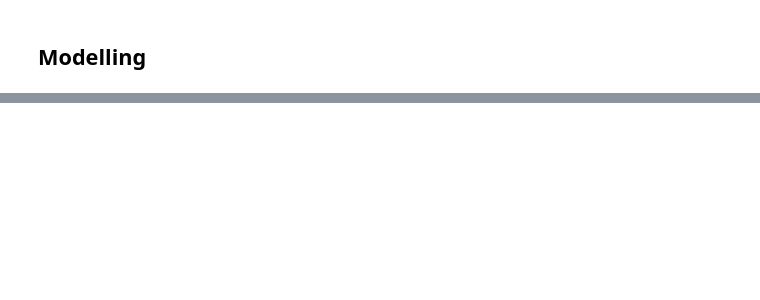
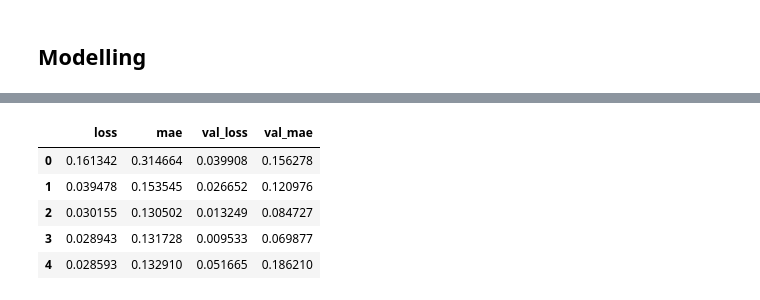
Before and after one commit to DavisRayM/msft-stock-prediction, a Jupyter notebook: msft-prediction.ipynb, the cells around one changed output, grey strips where cells are left out. Drawn from its saved outputs; the diff is of its cells as text; code cells hidden in the pictures; blank space fills up the shorter version.

```diff
--- a/msft-prediction.ipynb
+++ b/msft-prediction.ipynb
@@ -107,7 +212,7 @@ from tensorflow.keras.layers import BatchNormalization, Layer
 from tensorflow.keras import activations
 
 class BatchNormSimpleRNN(Layer):
-    def __init__(self, units, return_sequences=False, **kwargs):
+    def __init__(self, units, return_sequences=False, dropout=0.2, recurrent_dropout=0.2, **kwargs):
         super().__init__(**kwargs)
         self.simple_rnn = SimpleRNN(units, activation=None, return_sequences=return_sequences, **kwargs)
         self.batch_norm = BatchNormalization()
@@ -187,5 +381,12 @@ gru.fit(train_data, epochs=epochs, validation_data=test_data, callbacks=[early_s
 # %%
-result = pd.DataFrame(simple.history.history)
+result = pd.DataFrame(gru.history.history)
 result.head()
+# %% [output]
+|  | loss | mae | val_loss | val_mae |
+| 0 | 0.161342 | 0.314664 | 0.039908 | 0.156278 |
+| 1 | 0.039478 | 0.153545 | 0.026652 | 0.120976 |
+| 2 | 0.030155 | 0.130502 | 0.013249 | 0.084727 |
+| 3 | 0.028943 | 0.131728 | 0.009533 | 0.069877 |
+| 4 | 0.028593 | 0.132910 | 0.051665 | 0.186210 |
 # %%
 result[['mae', 'val_mae']].plot(title="Mean Absolute Error vs Epoch")
```
Also changed, not shown: parts of 32 cells of this notebook.
